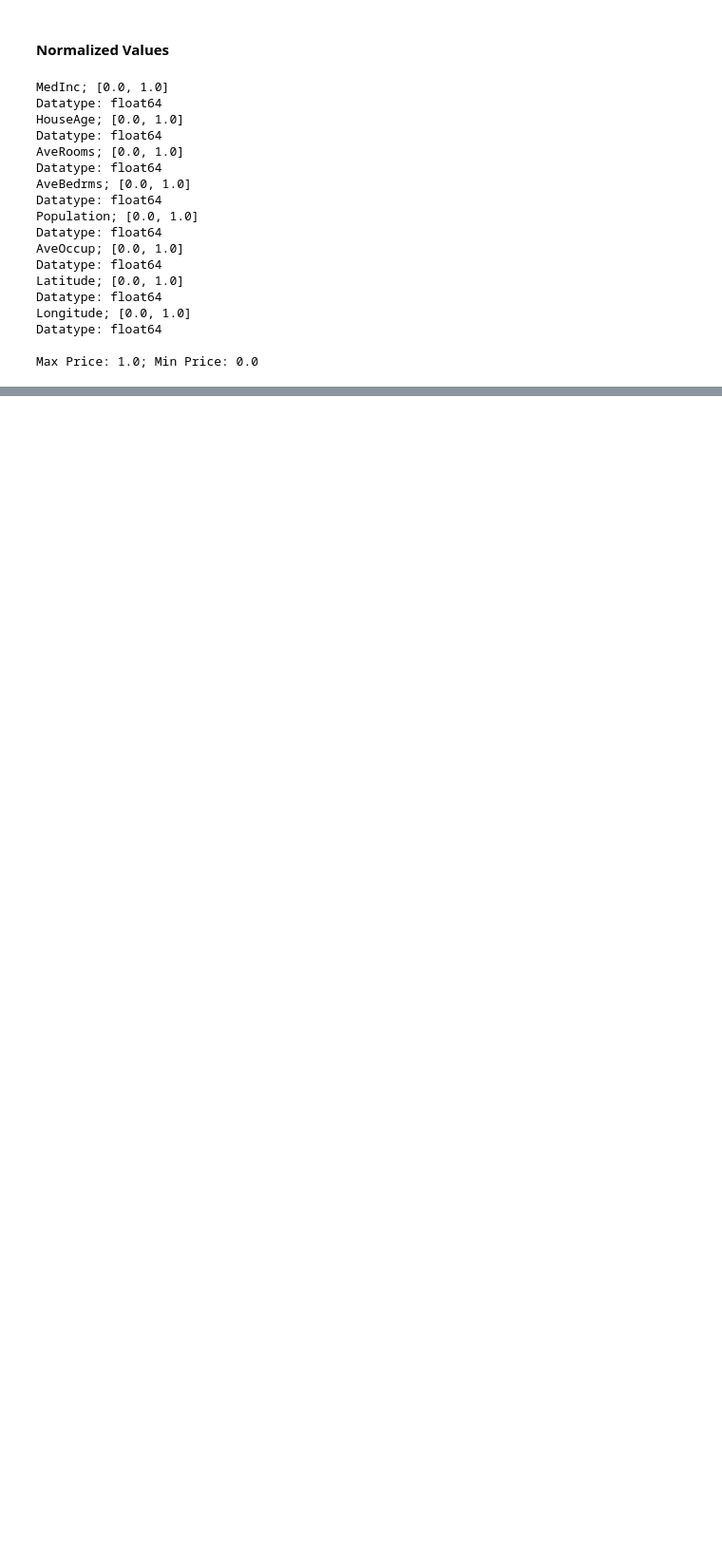
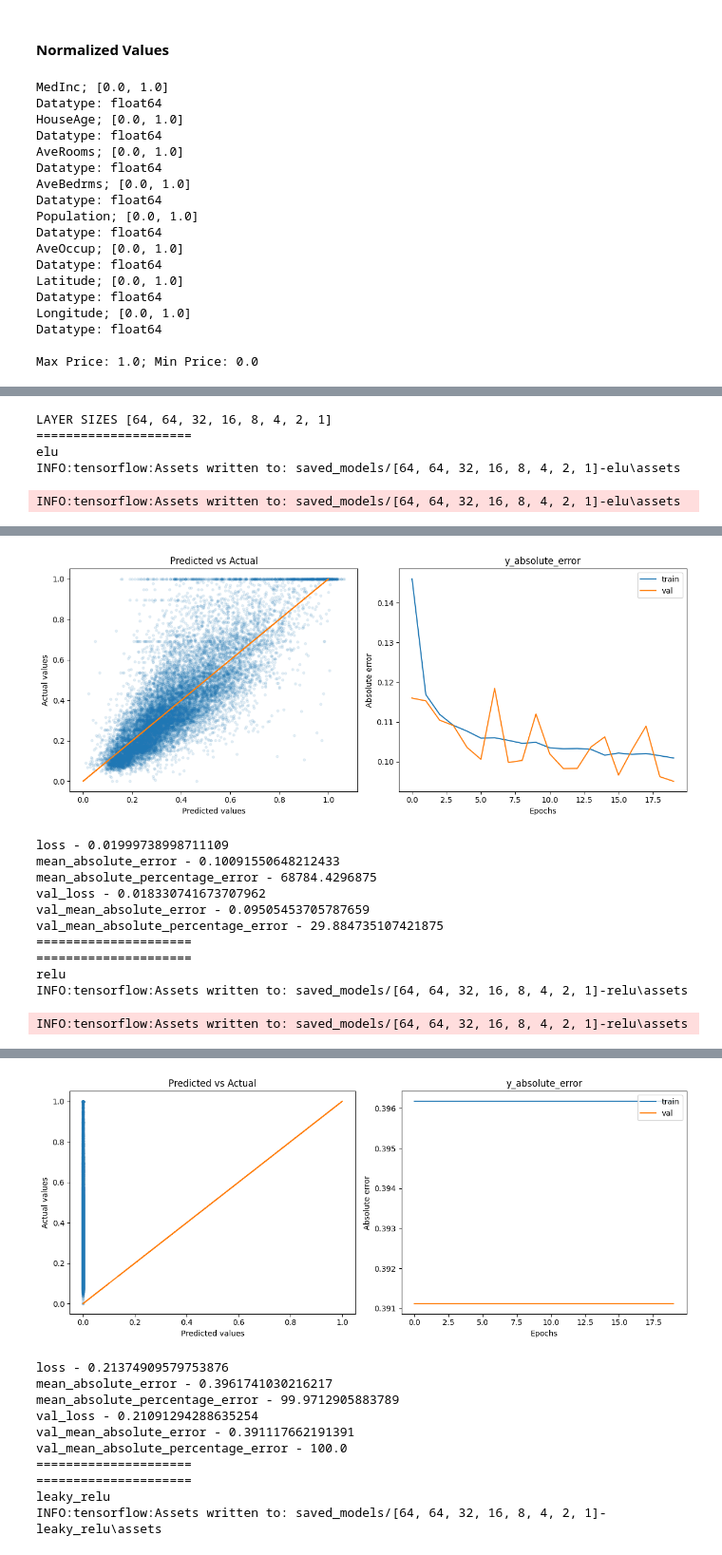
Before and after one commit to vdakov/deep-learning, a Jupyter notebook: Assigment2-David.ipynb, the cells around one changed output, grey strips where cells are left out. Shown at 95% size. Saved outputs shown, nothing was run; the diff lists cells and outputs as text; code cells hidden in the pictures; blank space fills up the shorter version.

```diff
--- a/Assigment2-David.ipynb
+++ b/Assigment2-David.ipynb
@@ -145,5 +144,7 @@ from keras.layers import Dense, Flatten
 from tensorflow.keras.optimizers import SGD
 from keras.layers import BatchNormalization
 tf.random.set_seed(1234)
+# %%
+activation_functions = ['elu', 'relu', 'leaky_relu', 'tanh' ]
 # %%
 def initialize_sequential_model(layer_sizes, activation):
@@ -175,3 +189,50 @@ def plot_training_history(train_set_error, val_set_error, history, title='y_abso
 def evaluate_model_on_final_epoch(history):
     for metric in history.history.keys():
         print('{} - {}'.format(metric, history.history[metric][-1]))
+# %%
+def create_and_train_model(*args):
+    layer_sizes, activation_function, epochs, optimizer, metrics, model_name, dataset = args
+    x_train_n, y_train_n = dataset
+    model = initialize_sequential_model(layer_sizes, activation_function)
+    # model.summary()
+
+    model.compile(loss='mean_squared_error',
+                optimizer= optimizer,  #"adam"
+                metrics= metrics
+                )
+    history = model.fit(x_train_n[:,:], #training data
+                    y_train_n[:],  #Labels
+                    epochs=epochs,
+                    batch_size=128,
+                    verbose=0,
+                    validation_split = 0.1
+                   )
+
+    model.save('{}/{}'.format('saved_models', model_name))
+
+    return model, history
+# %%
+def evaluate_layer_architecture(layer_sizes, activation_functions, num_epochs, metrics, dataset):
+
+    x_train_n, y_train_n  = dataset
+    print("LAYER SIZES", layer_sizes)
+    for activation_function in activation_functions:
+        optimizer = tf.keras.optimizers.legacy.Adam()
+        print("=====================")
+        print(activation_function)
+        m, h= create_and_train_model(layer_sizes, activation_function, num_epochs, optimizer, metrics, "{}-{}".format(layer_sizes, activation_function), dataset)
+        labels_predicted = m.predict(x_train_n)
+        visualize_and_plot(labels_predicted, y_train_n, 'mean_absolute_error', 'val_mean_absolute_error', h, title='y_absolute_error')
+        evaluate_model_on_final_epoch(h)
+        print("=====================")
+# %%
+l = [64, 64, 32, 16, 8, 4, 2, 1]
+optimizer = tf.keras.optimizers.legacy.Adam()
+metrics = ['mean_absolute_error','mean_absolute_percentage_error']
+evaluate_layer_architecture(l, activation_functions, 20, metrics, [x_train_n, y_train_n])
+# %% [output]
+LAYER SIZES [64, 64, 32, 16, 8, 4, 2, 1]
+=====================
+elu
+INFO:tensorflow:Assets written to: saved_models/[64, 64, 32, 16, 8, 4, 2, 1]-elu\assets
+INFO:tensorflow:Assets written to: saved_models/[64, 64, 32, 16, 8, 4, 2, 1]-elu\assets
@@ -177,0 +240,12 @@ def evaluate_model_on_final_epoch(history):
+[figure, added]
+loss - 0.01999738998711109
+mean_absolute_error - 0.10091550648212433
+mean_absolute_percentage_error - 68784.4296875
+val_loss - 0.018330741673707962
+val_mean_absolute_error - 0.09505453705787659
+val_mean_absolute_percentage_error - 29.884735107421875
+=====================
+=====================
+relu
+INFO:tensorflow:Assets written to: saved_models/[64, 64, 32, 16, 8, 4, 2, 1]-relu\assets
+INFO:tensorflow:Assets written to: saved_models/[64, 64, 32, 16, 8, 4, 2, 1]-relu\assets
@@ -177,0 +253,11 @@ def evaluate_model_on_final_epoch(history):
+[figure, added]
+loss - 0.21374909579753876
+mean_absolute_error - 0.3961741030216217
+mean_absolute_percentage_error - 99.9712905883789
+val_loss - 0.21091294288635254
+val_mean_absolute_error - 0.391117662191391
+val_mean_absolute_percentage_error - 100.0
+=====================
+=====================
+leaky_relu
+INFO:tensorflow:Assets written to: saved_models/[64, 64, 32, 16, 8, 4, 2, 1]-leaky_relu\assets
```
Also changed, not shown: parts of 18 cells of this notebook, 1 other file.
